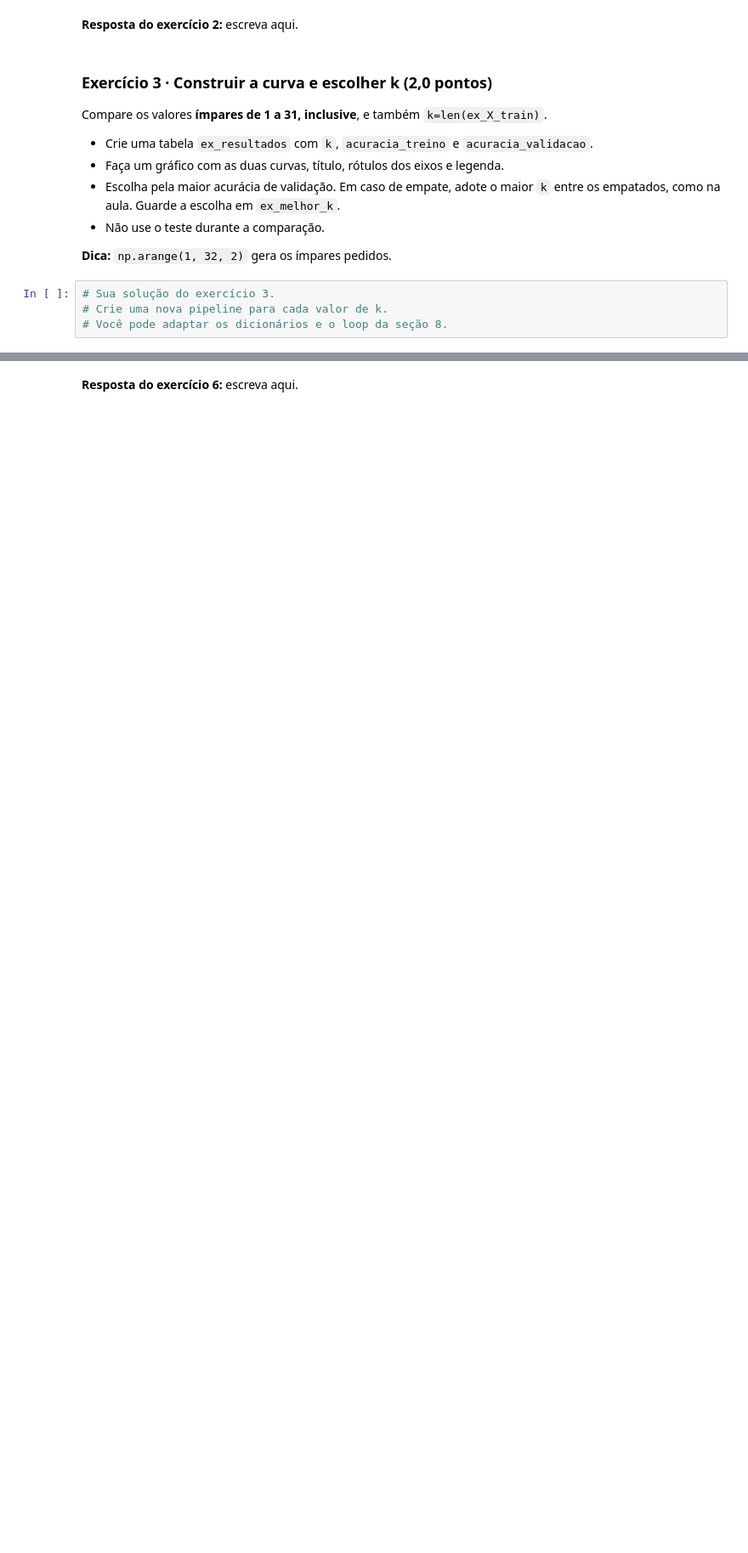
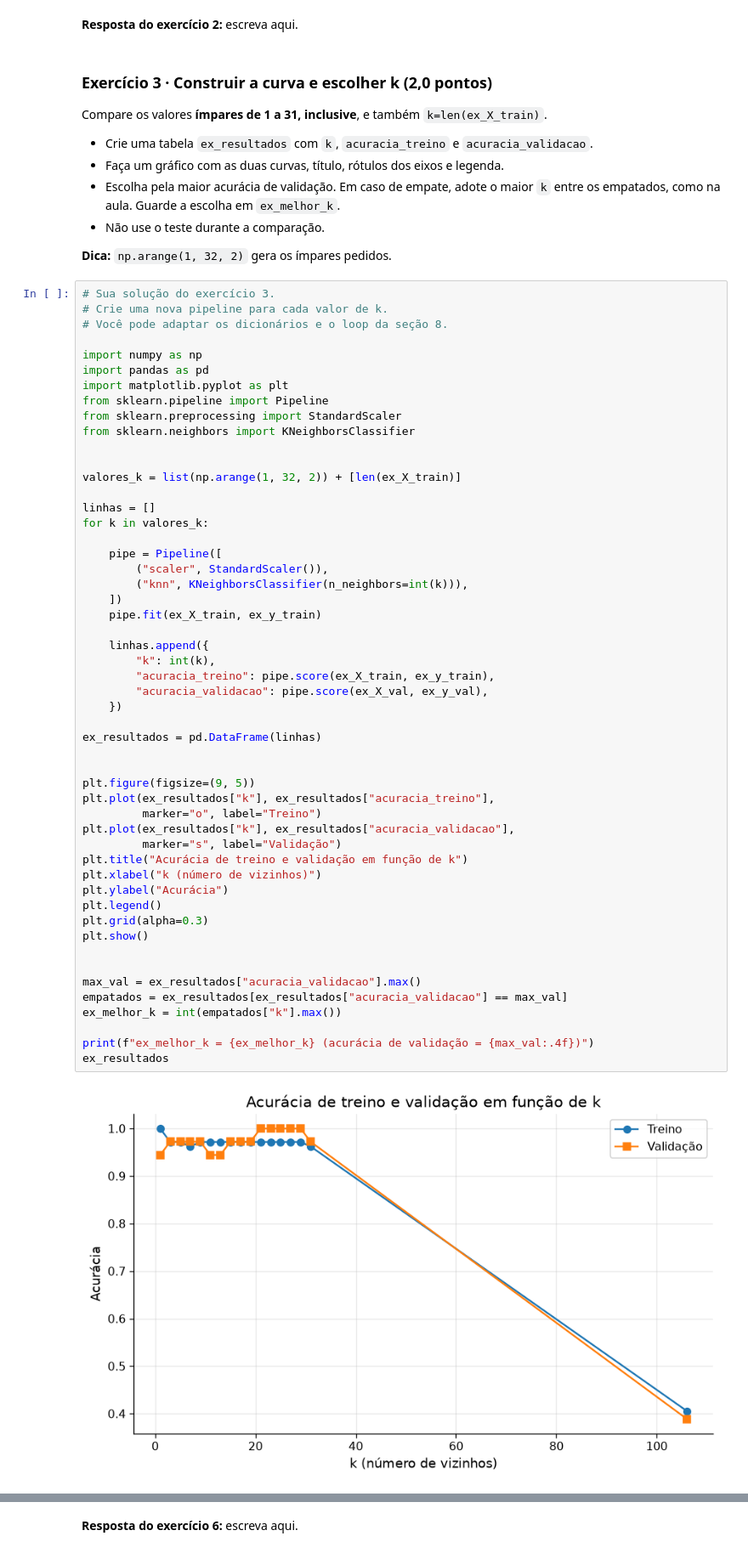
Before and after one commit to Yguin77/ML, a Jupyter notebook: aula-8/Aula6_YgorFarias.ipynb, the cells around one changed output, grey strips where cells are left out. Shown at 85% size. Saved outputs shown, nothing was run; the diff lists cells and outputs as text; blank space fills up the shorter version.

```diff
--- a/aula-8/Aula6_YgorFarias.ipynb
+++ b/aula-8/Aula6_YgorFarias.ipynb
@@ -766,4 +762,54 @@ Compare os valores **ímpares de 1 a 31, inclusive**, e também `k=len(ex_X_trai
 # %%
 # Sua solução do exercício 3.
 # Crie uma nova pipeline para cada valor de k.
 # Você pode adaptar os dicionários e o loop da seção 8.
+
+import numpy as np
+import pandas as pd
+import matplotlib.pyplot as plt
+from sklearn.pipeline import Pipeline
+from sklearn.preprocessing import StandardScaler
+from sklearn.neighbors import KNeighborsClassifier
+
+
+valores_k = list(np.arange(1, 32, 2)) + [len(ex_X_train)]
+
+linhas = []
+for k in valores_k:
+
+    pipe = Pipeline([
+        ("scaler", StandardScaler()),
+        ("knn", KNeighborsClassifier(n_neighbors=int(k))),
+    ])
+    pipe.fit(ex_X_train, ex_y_train)
+
+    linhas.append({
+        "k": int(k),
+        "acuracia_treino": pipe.score(ex_X_train, ex_y_train),
+        "acuracia_validacao": pipe.score(ex_X_val, ex_y_val),
+    })
+
+ex_resultados = pd.DataFrame(linhas)
+
+
+plt.figure(figsize=(9, 5))
+plt.plot(ex_resultados["k"], ex_resultados["acuracia_treino"],
+         marker="o", label="Treino")
+plt.plot(ex_resultados["k"], ex_resultados["acuracia_validacao"],
+         marker="s", label="Validação")
+plt.title("Acurácia de treino e validação em função de k")
+plt.xlabel("k (número de vizinhos)")
+plt.ylabel("Acurácia")
+plt.legend()
+plt.grid(alpha=0.3)
+plt.show()
+
+
+max_val = ex_resultados["acuracia_validacao"].max()
+empatados = ex_resultados[ex_resultados["acuracia_validacao"] == max_val]
+ex_melhor_k = int(empatados["k"].max())
+
+print(f"ex_melhor_k = {ex_melhor_k} (acurácia de validação = {max_val:.4f})")
+ex_resultados
+# %% [output]
+[figure, added]
```
Also changed, not shown: parts of 13 cells of this notebook.
